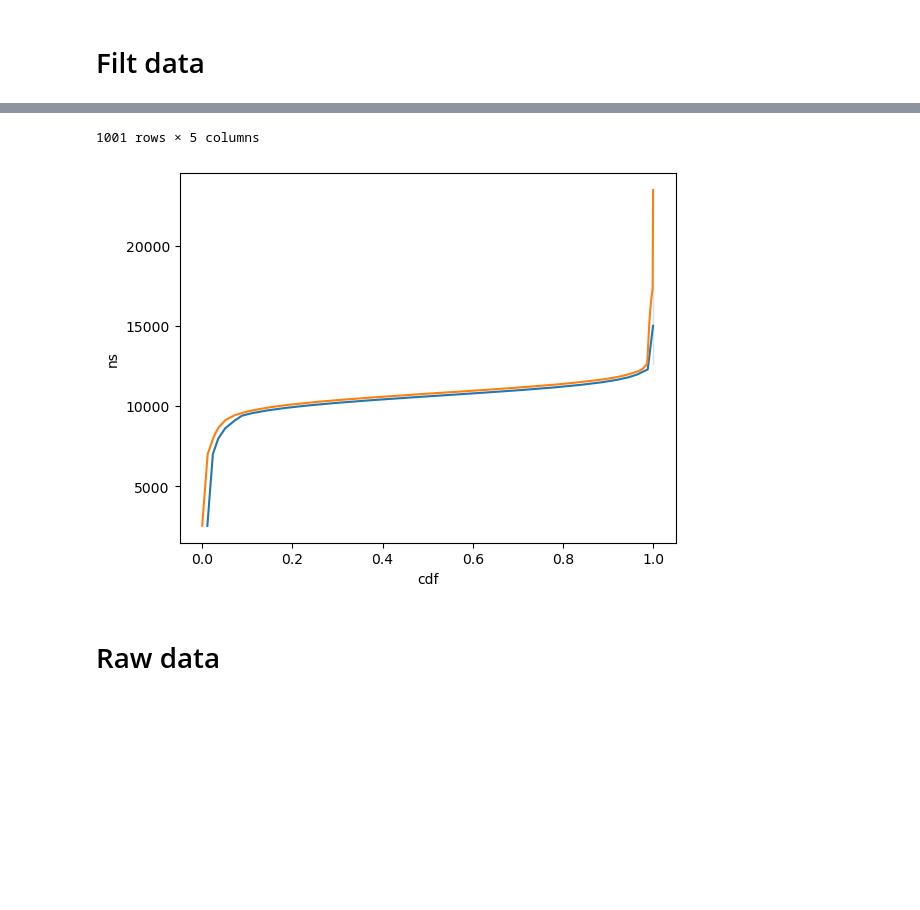
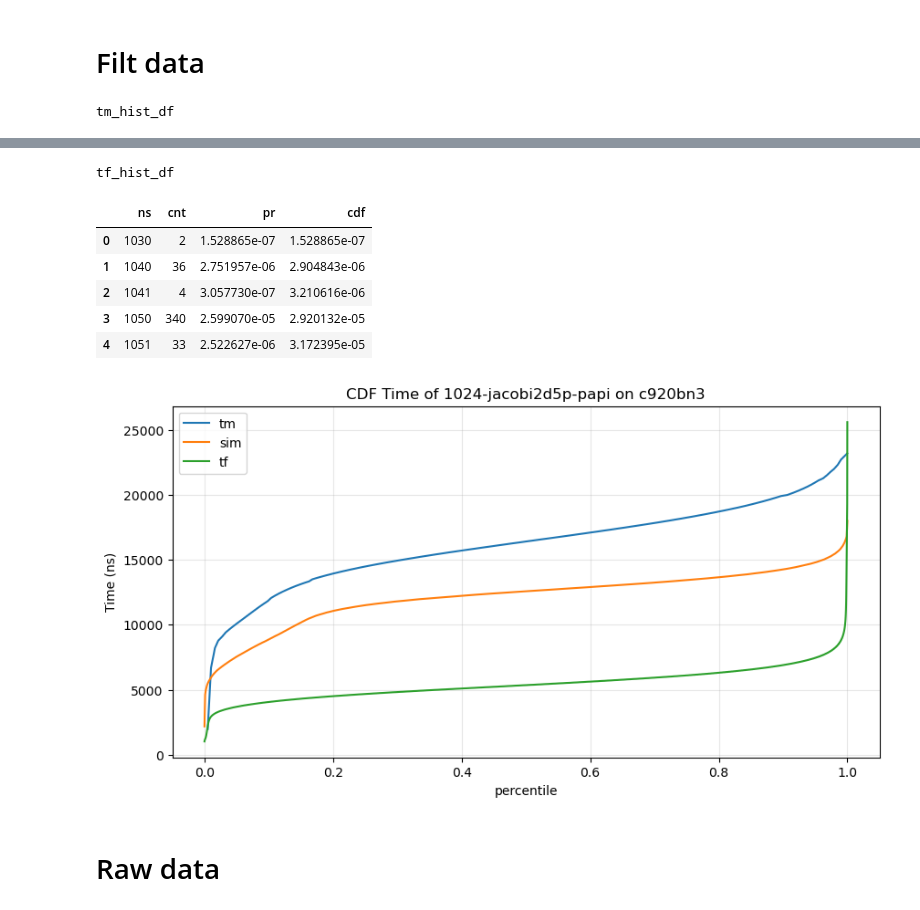
Before and after one commit to HunterHan/TacVar, a Jupyter notebook: utils/experimental_0428.ipynb, the cells around one changed output, grey strips where cells are left out. Drawn from its saved outputs; the diff is of its cells as text; code cells hidden in the pictures; blank space fills up the shorter version.

```diff
--- a/utils/experimental_0428.ipynb
+++ b/utils/experimental_0428.ipynb
@@ -7,43 +7,77 @@ import matplotlib.pyplot as plt
 import seaborn as sns
 # %%
 data_root = Path('/astrum/home/hpchzy/code/data/')
-date_base = '20260423'
+# date_base = '20260423'
+date_base = '20260512'
 
 
 
-hostname = 'camd9554n2'
+# hostname = 'camd9554n2'
 # hostname = 'cgnr6760pn2'
-# hostname = 'c920bn3'
+hostname = 'c920bn3'
 
-# kernel = "jacobi2d5p"
-kernel = "tl_f90_cg_calc_w"
+kernel = "jacobi2d5p"
+# kernel = "tl_f90_cg_calc_w"
 
-data_path = data_root / f'{date_base}/{hostname}/output'
+output = 'output_sampOpt_filtOpt'
+data_path = data_root / f'{date_base}/{hostname}/{output}'
 
 freq_dict = {'camd9554n2': 3.1, 'cgnr6760pn2': 2.2, 'c920bn3': 2.9}
 # %% [markdown]
 # Filt data
 # %%
 iarr = 1024
-timer = 'cgt'
+timer = 'papi'
 
 filt_folder_path = data_path / f'{kernel}{iarr}n100t_{timer}_{hostname}_filt'
 
 tm_hist_df = pd.read_csv(filt_folder_path / 'tm_hist.csv', header=None)
 tm_hist_df.columns = ['ns', 'pr']
+tm_hist_df['ns'] = pd.to_numeric(tm_hist_df['ns'], errors='coerce')
+tm_hist_df['pr'] = pd.to_numeric(tm_hist_df['pr'], errors='coerce')
+tm_hist_df = (
+    tm_hist_df.dropna(subset=['ns', 'pr'])
+    .loc[lambda d: d['pr'] > 0.0]
+    .sort_values('ns', kind='stable')
+    .reset_index(drop=True)
+)
 tm_hist_df['cdf'] = tm_hist_df['pr'].cumsum()
 # tm_hist_df = tm_hist_df[tm_hist_df['cdf'] <= 0.995]
-tm_hist_df
 
 sim_hist_df = pd.read_csv(filt_folder_path / 'sim_cdf.csv', header=None)
 sim_hist_df.columns = ['idx','sim_cdf', 'wasserstein', '%wasserstein']
 sim_hist_df['cdf'] = sim_hist_df['idx'] / sim_hist_df.index.max()
 # sim_hist_df = sim_hist_df[sim_hist_df['cdf'] <= 0.995]
-sim_hist_df
 
-sns.lineplot(data=tm_hist_df, x='cdf', y='ns')
-sns.lineplot(data=sim_hist_df, x='cdf', y='sim_cdf')
-sim_hist_df
+tf_df = pd.read_csv(filt_folder_path / 'tf.csv', header=None)
+tf_df.columns = ['ns']
+tf_df['ns'] = pd.to_numeric(tf_df['ns'], errors='coerce')
+tf_hist_df = (
+    tf_df.dropna(subset=['ns'])
+    .groupby('ns', as_index=False)
+    .size()
+    .rename(columns={'size': 'cnt'})
+    .sort_values('ns', kind='stable')
+    .reset_index(drop=True)
+)
+tf_hist_df['pr'] = tf_hist_df['cnt'] / tf_hist_df['cnt'].sum()
+tf_hist_df['cdf'] = tf_hist_df['pr'].cumsum()
+quantile_val = tf_hist_df['ns'].quantile(0.9)
+tf_hist_df = tf_hist_df[tf_hist_df['ns'] < quantile_val]
 
-# Raw data
+fig, ax = plt.subplots(figsize=(10, 5))
+sns.lineplot(data=tm_hist_df, x='cdf', y='ns', label='tm')
+sns.lineplot(data=sim_hist_df, x='cdf', y='sim_cdf', label='sim')
+sns.lineplot(data=tf_hist_df, x='cdf', y='ns', label='tf')
+ax.set_xlabel('percentile')
+ax.set_ylabel('Time (ns)')
+ax.set_title(f'CDF Time of {iarr}-{kernel}-{timer} on {hostname}')
+ax.grid(True, alpha=0.3)
+ax.legend()
+
+print('tm_hist_df')
+display(tm_hist_df.head())
+print('tf_hist_df')
+display(tf_hist_df.head())
 # %% [output]
+tm_hist_df
@@ -62,5 +90,11 @@ sim_hist_df
-1001 rows × 5 columns
+tf_hist_df
+|  | ns | cnt | pr | cdf |
+| 0 | 1030 | 2 | 1.528865e-07 | 1.528865e-07 |
+| 1 | 1040 | 36 | 2.751957e-06 | 2.904843e-06 |
+| 2 | 1041 | 4 | 3.057730e-07 | 3.210616e-06 |
+| 3 | 1050 | 340 | 2.599070e-05 | 2.920132e-05 |
+| 4 | 1051 | 33 | 2.522627e-06 | 3.172395e-05 |
-[figure, old version]
+[figure, new version]
 # %% [markdown]
 # Raw data
 # %%
```
Also changed, not shown: parts of 4 cells of this notebook, 9 other files.
